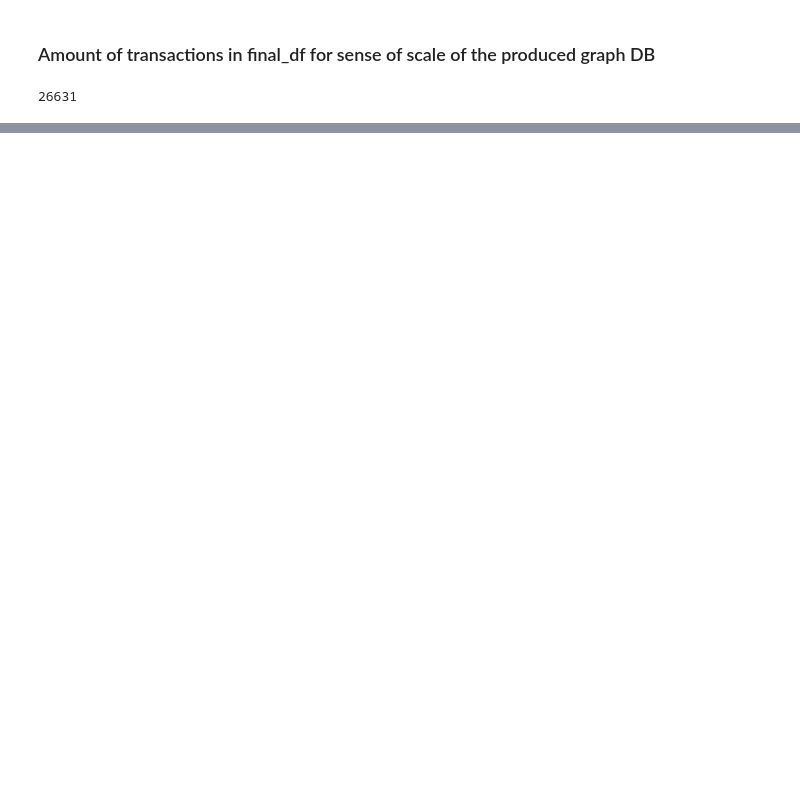
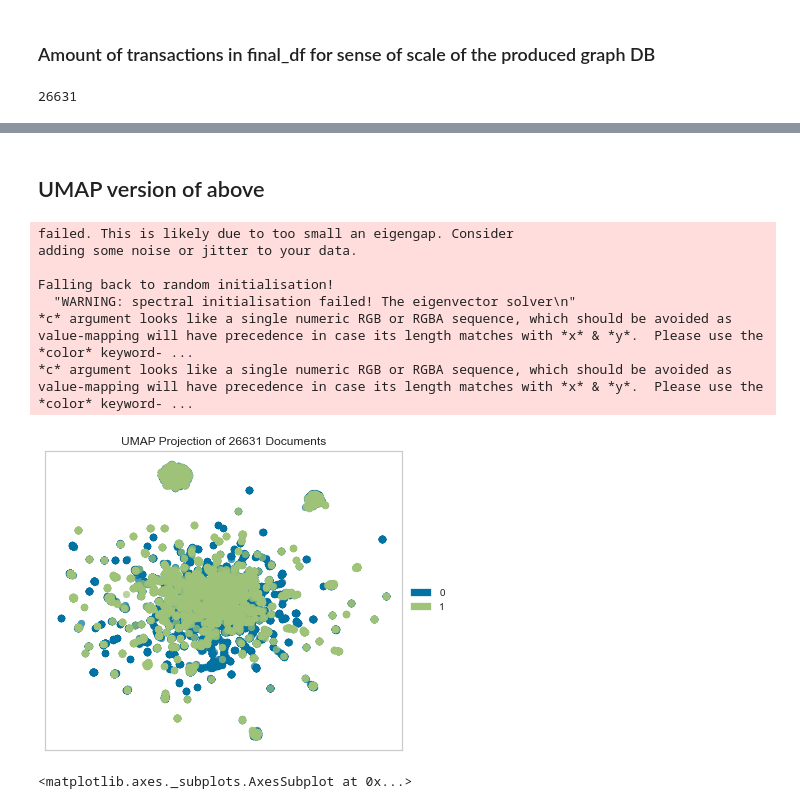
Before and after one commit to MichaelBurak/arms-trade-analysis, a Jupyter notebook: sipri-trades.ipynb, the cells around one changed output, grey strips where cells are left out. Saved outputs shown, nothing was run; the diff lists cells and outputs as text; code cells hidden in the pictures; blank space fills up the shorter version.

```diff
--- a/sipri-trades.ipynb
+++ b/sipri-trades.ipynb
@@ -1483,0 +1552,18 @@ time_df.tail()
+# %% [markdown]
+## UMAP version of above
+# %%
+from yellowbrick.text import UMAPVisualizer
+
+umap = UMAPVisualizer()
+umap.fit(X,y)
+umap.show()
+# %% [output]
+failed. This is likely due to too small an eigengap. Consider
+adding some noise or jitter to your data.
+
+Falling back to random initialisation!
+  "WARNING: spectral initialisation failed! The eigenvector solver\n"
+*c* argument looks like a single numeric RGB or RGBA sequence, which should be avoided as value-mapping will have precedence in case its length matches with *x* & *y*.  Please use the *color* keyword- ...
+*c* argument looks like a single numeric RGB or RGBA sequence, which should be avoided as value-mapping will have precedence in case its length matches with *x* & *y*.  Please use the *color* keyword- ...
+[figure, added]
+<matplotlib.axes._subplots.AxesSubplot at 0x...>
```
Also changed, not shown: parts of 21 cells of this notebook, 1 other file.
